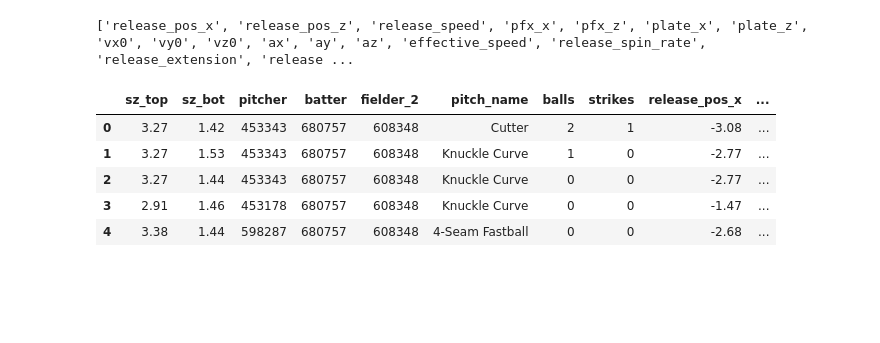
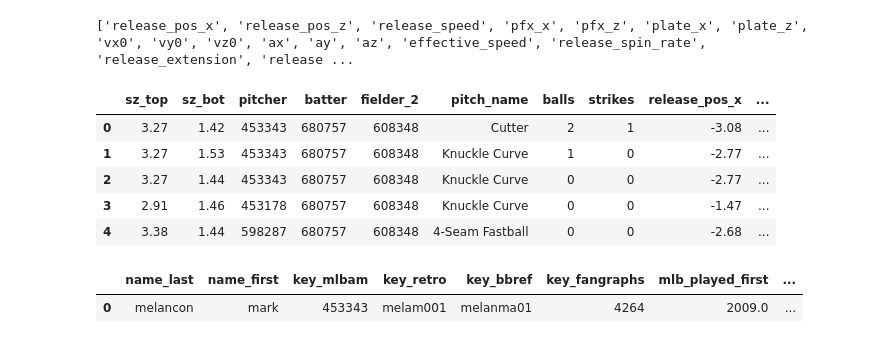
Before and after one commit to syamiller/SCOE, a Jupyter notebook: scoe.ipynb, the cells around one changed output. Drawn from its saved outputs; the diff is of its cells as text; code cells hidden in the pictures; blank space fills up the shorter version.

```diff
--- a/scoe.ipynb
+++ b/scoe.ipynb
@@ -442,3 +442,10 @@ df_2022.head()
 | 4 | 3.38 | 1.44 | 598287 | 680757 | 608348 | 4-Seam Fastball | 0 | 0 | -2.68 | ... |
 # %%
 df_2022.to_csv('data/shadow_zone_data_2022.csv', index=False)
+# %%
+from pybaseball import playerid_reverse_lookup
+
+playerid_reverse_lookup([453343])
+# %% [output]
+|  | name_last | name_first | key_mlbam | key_retro | key_bbref | key_fangraphs | mlb_played_first | ... |
+| 0 | melancon | mark | 453343 | melam001 | melanma01 | 4264 | 2009.0 | ... |
```
Also changed, not shown: parts of 10 cells of this notebook, 7 other files.
